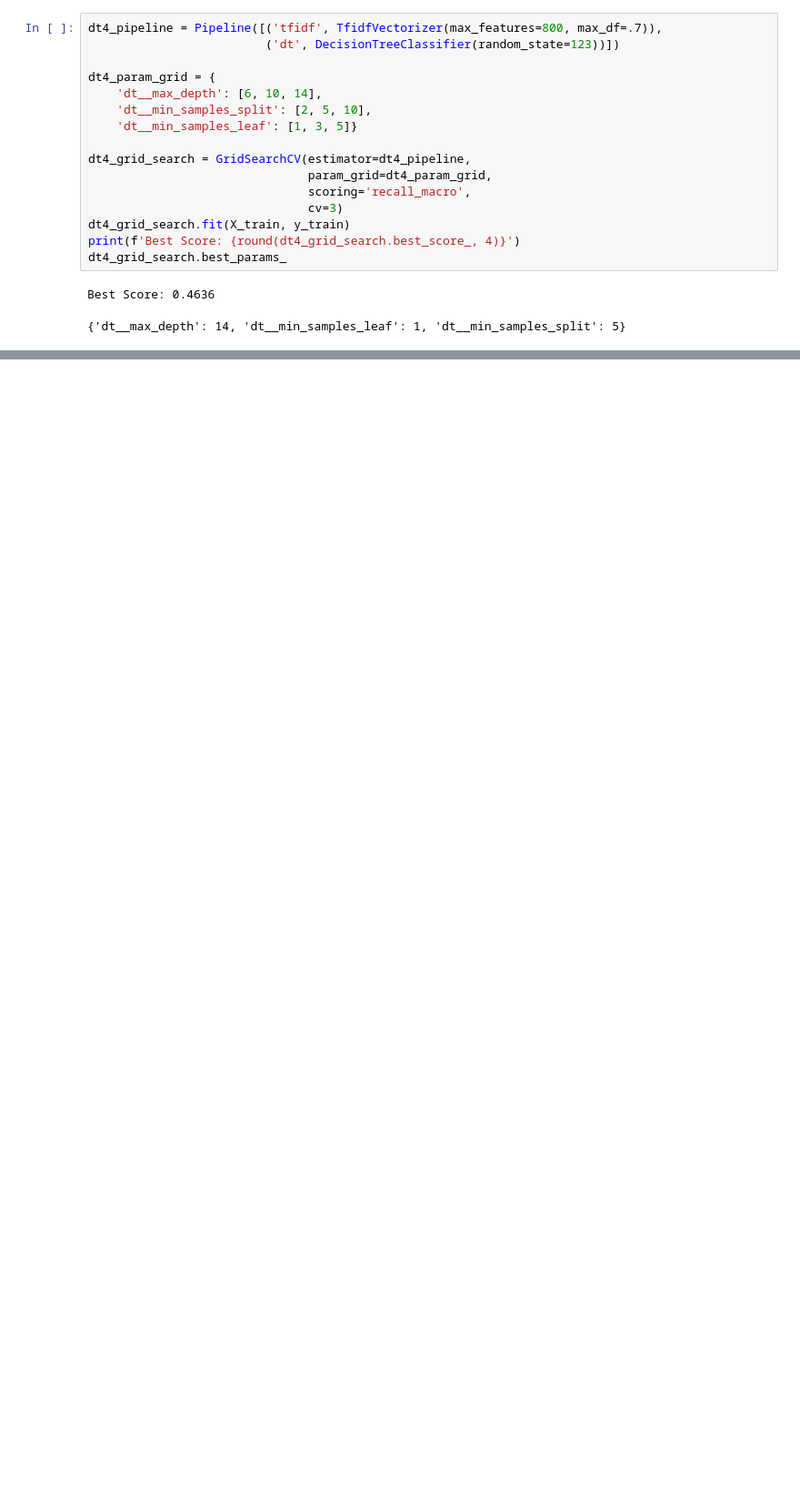
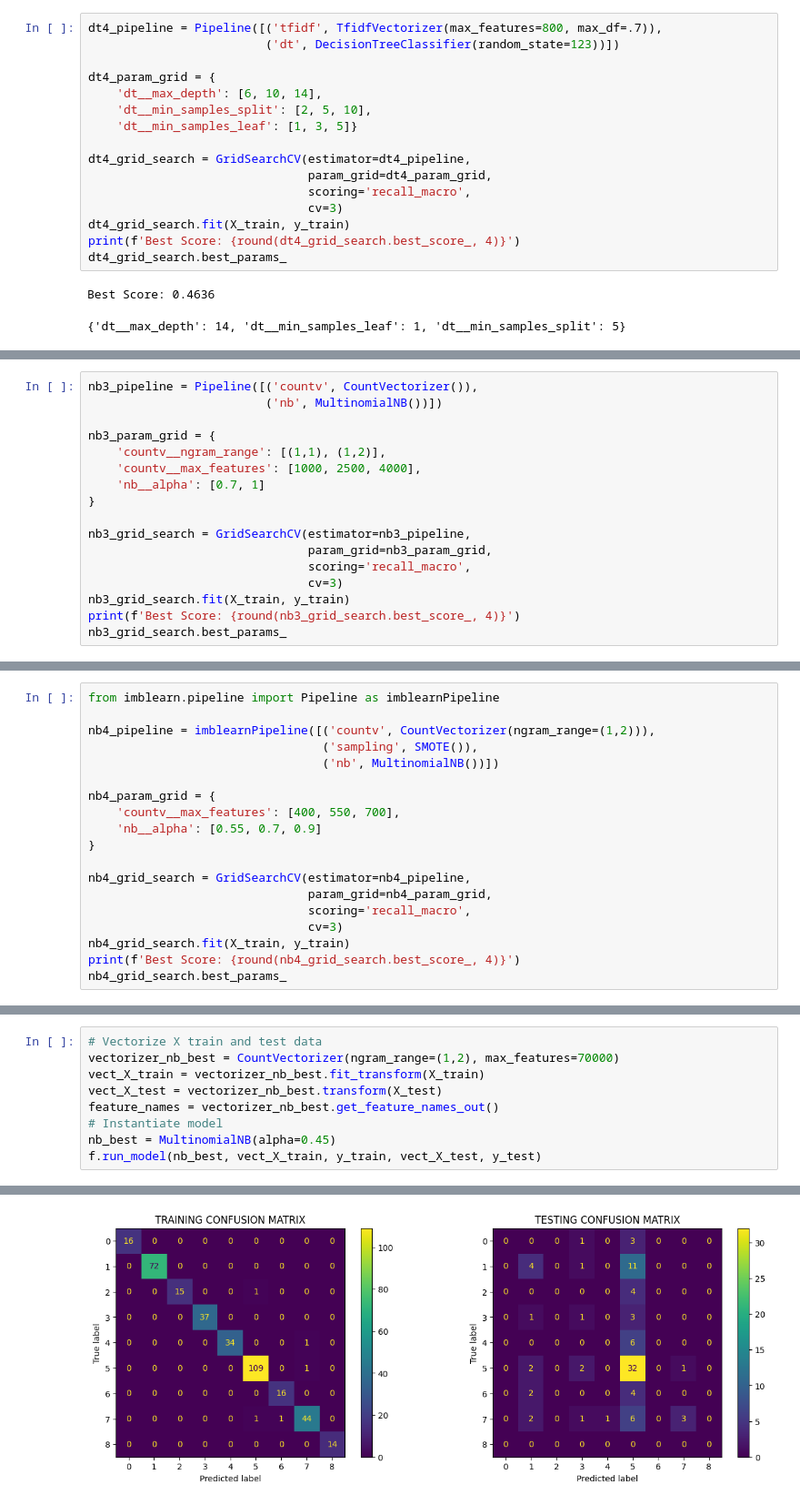
Before and after one commit to idmken/idmken.github.io, a Jupyter notebook: dissertation/data/4-refine-model.ipynb, the cells around one changed output, grey strips where cells are left out. Shown at 91% size. Drawn from its saved outputs; the diff is of its cells as text; blank space fills up the shorter version.

```diff
--- a/dissertation/data/4-refine-model.ipynb
+++ b/dissertation/data/4-refine-model.ipynb
@@ -354,0 +418,17 @@ weighted avg       0.57      0.54      0.54        91
+# %%
+nb3_pipeline = Pipeline([('countv', CountVectorizer()),
+                         ('nb', MultinomialNB())])
+
+nb3_param_grid = {
+    'countv__ngram_range': [(1,1), (1,2)],
+    'countv__max_features': [1000, 2500, 4000],
+    'nb__alpha': [0.7, 1]
+}
+
+nb3_grid_search = GridSearchCV(estimator=nb3_pipeline,
+                               param_grid=nb3_param_grid,
+                               scoring='recall_macro',
+                               cv=3)
+nb3_grid_search.fit(X_train, y_train)
+print(f'Best Score: {round(nb3_grid_search.best_score_, 4)}')
+nb3_grid_search.best_params_
@@ -354,0 +440,19 @@ weighted avg       0.57      0.54      0.54        91
+# %%
+from imblearn.pipeline import Pipeline as imblearnPipeline
+
+nb4_pipeline = imblearnPipeline([('countv', CountVectorizer(ngram_range=(1,2))),
+                                 ('sampling', SMOTE()),
+                                 ('nb', MultinomialNB())])
+
+nb4_param_grid = {
+    'countv__max_features': [400, 550, 700],
+    'nb__alpha': [0.55, 0.7, 0.9]
+}
+
+nb4_grid_search = GridSearchCV(estimator=nb4_pipeline,
+                               param_grid=nb4_param_grid,
+                               scoring='recall_macro',
+                               cv=3)
+nb4_grid_search.fit(X_train, y_train)
+print(f'Best Score: {round(nb4_grid_search.best_score_, 4)}')
+nb4_grid_search.best_params_
@@ -354,0 +464,10 @@ weighted avg       0.57      0.54      0.54        91
+# %%
+# Vectorize X train and test data
+vectorizer_nb_best = CountVectorizer(ngram_range=(1,2), max_features=70000)
+vect_X_train = vectorizer_nb_best.fit_transform(X_train)
+vect_X_test = vectorizer_nb_best.transform(X_test)
+feature_names = vectorizer_nb_best.get_feature_names_out()
+# Instantiate model
+nb_best = MultinomialNB(alpha=0.45)
+f.run_model(nb_best, vect_X_train, y_train, vect_X_test, y_test)
+# %% [output]
@@ -354,0 +491 @@ weighted avg       0.57      0.54      0.54        91
+[figure, added]
```
Also changed, not shown: parts of 24 cells of this notebook, 17 other files.
